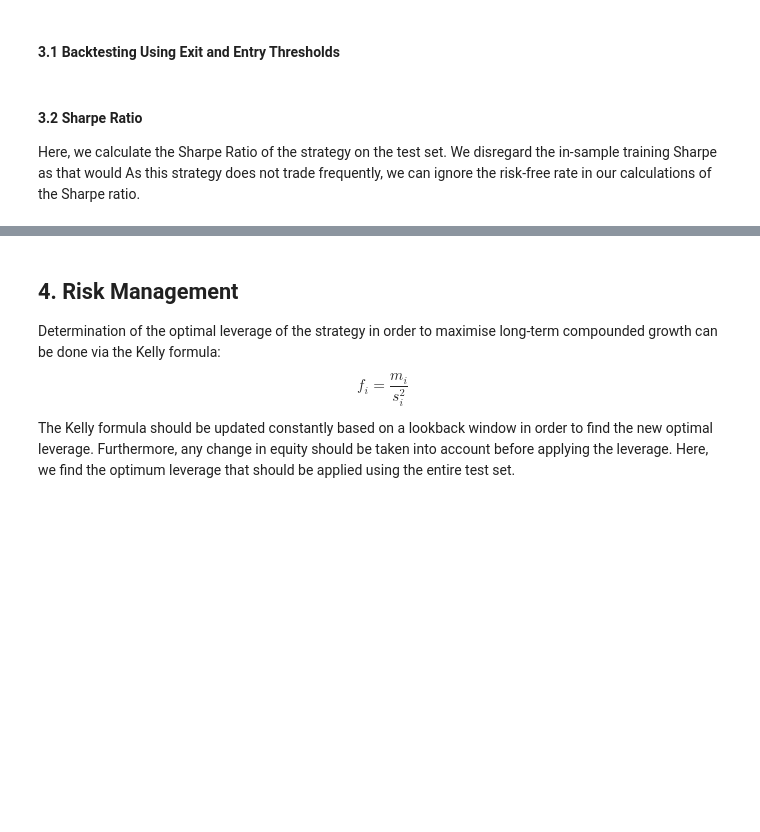
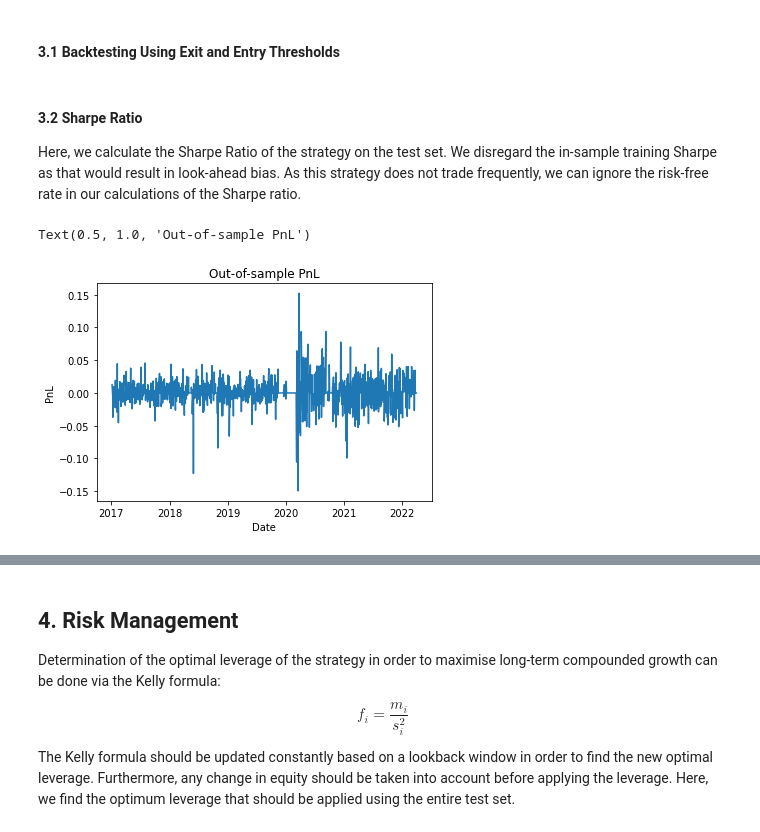
Before and after one commit to bckhm/Automotive-Pairs-Trade, a Jupyter notebook: Automotive Pairs.ipynb, the cells around one changed output, grey strips where cells are left out. Saved outputs shown, nothing was run; the diff lists cells and outputs as text; code cells hidden in the pictures; blank space fills up the shorter version.

Commit message:
Add PnL Plot

```diff
--- a/Automotive Pairs.ipynb
+++ b/Automotive Pairs.ipynb
@@ -278,14 +278,22 @@ positions = np.array(long) + np.array(short)
 positions = pd.DataFrame(positions)
 # %% [markdown]
 #### 3.2 Sharpe Ratio
-Here, we calculate the Sharpe Ratio of the strategy on the test set. We disregard the in-sample training Sharpe as that would  As this strategy does not trade frequently, we can ignore the risk-free rate in our calculations of the Sharpe ratio.
+Here, we calculate the Sharpe Ratio of the strategy on the test set. We disregard the in-sample training Sharpe as that would result in look-ahead bias. As this strategy does not trade frequently, we can ignore the risk-free rate in our calculations of the Sharpe ratio.
 # %%
 # Returns from training set
 returns = prices.loc[:, ('GM', 'TM')].pct_change()
 # %%
 # Daily PnL based on our positions
 pnl = np.array(positions.shift()) * np.array(returns)
 pnl = pnl.sum(axis=1)
+
+plt.plot(prices.iloc[test].index, pnl[test])
+plt.ylabel('PnL')
+plt.xlabel('Date')
+plt.title('Out-of-sample PnL')
+# %% [output]
+Text(0.5, 1.0, 'Out-of-sample PnL')
+[figure, added]
 # %%
 # Sharpe ratio for test set
 testSharpe = np.sqrt(252) * np.mean(pnl[test]) / np.std(pnl[test])
```
Also changed, not shown: parts of 8 cells of this notebook.
